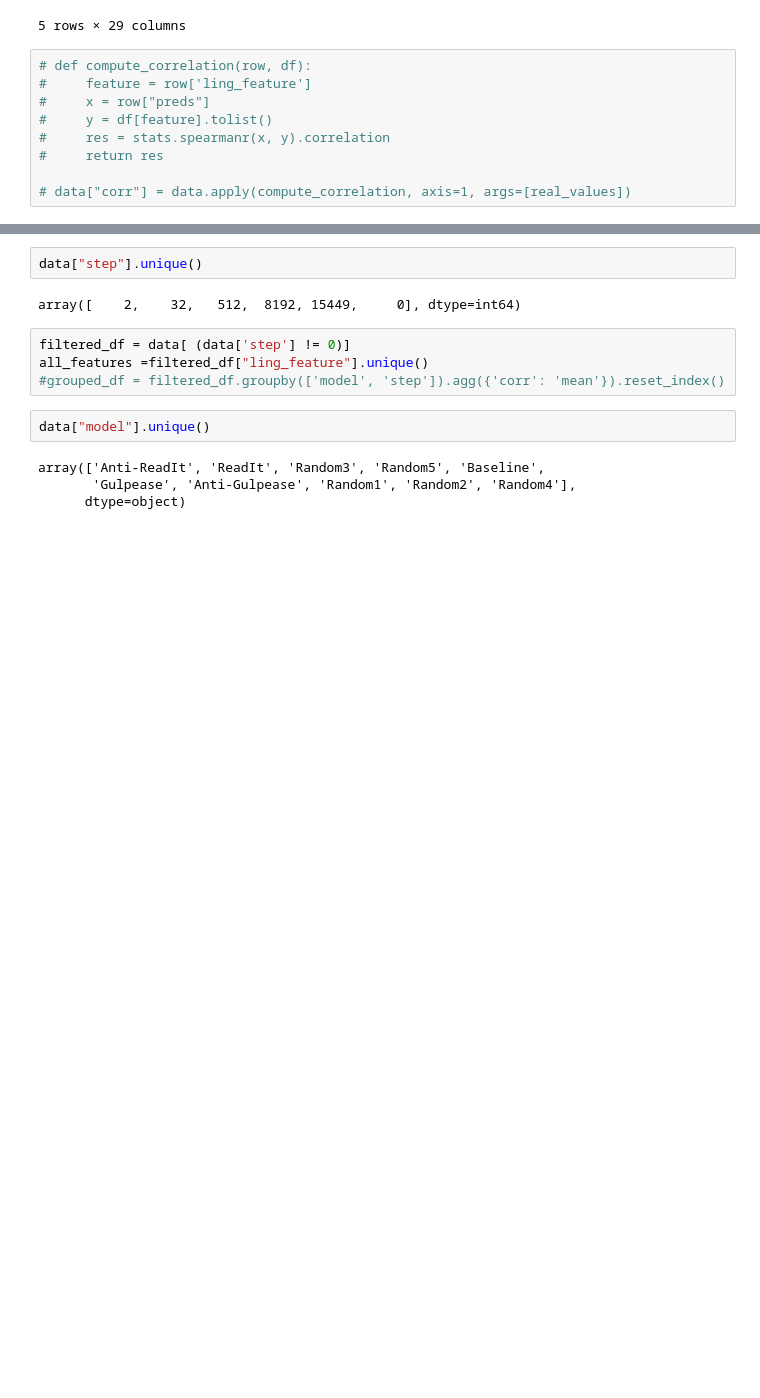
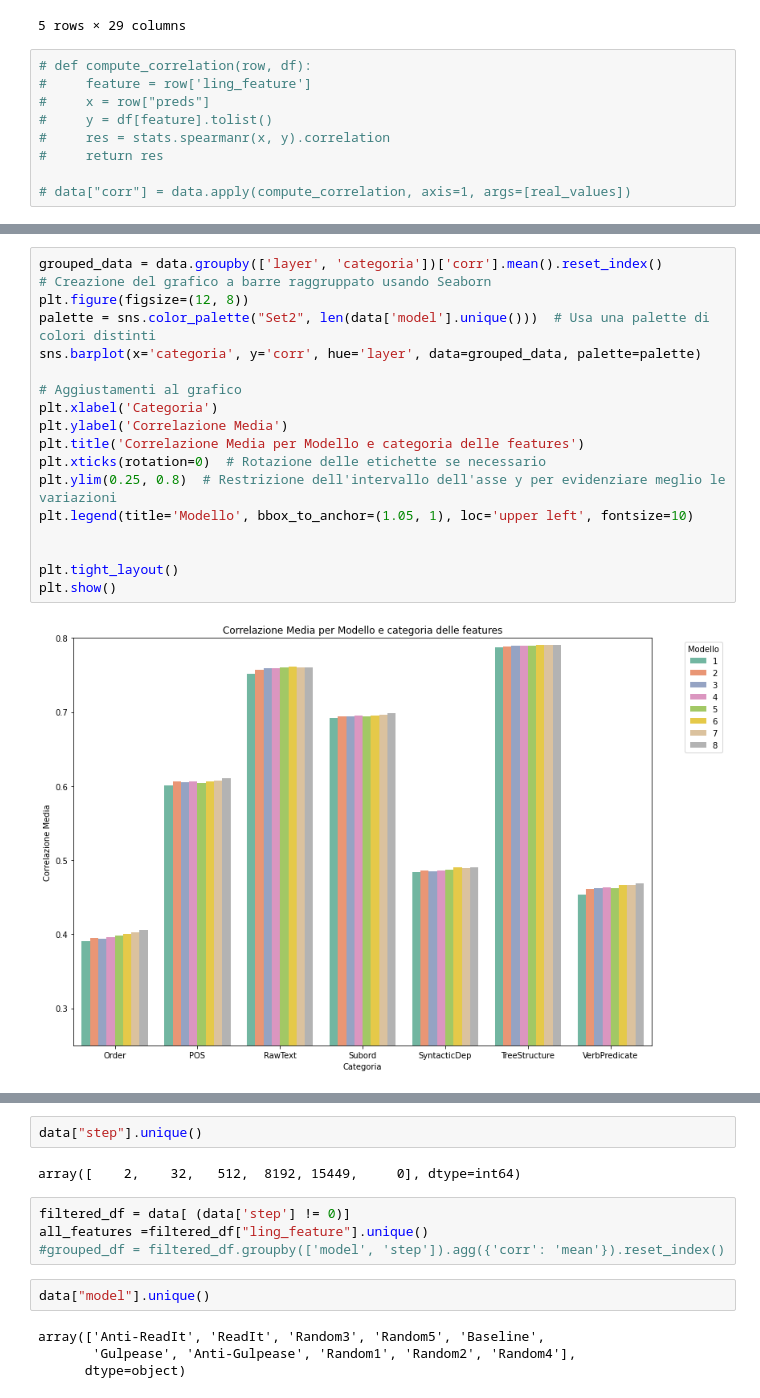
Before and after one commit to alicebergonzini/LM_pretraining, a Jupyter notebook: data_analysis.ipynb, the cells around one changed output, grey strips where cells are left out. Saved outputs shown, nothing was run; the diff lists cells and outputs as text; blank space fills up the shorter version.

```diff
--- a/data_analysis.ipynb
+++ b/data_analysis.ipynb
@@ -33,0 +137,20 @@ real_values.head()
+# %%
+grouped_data = data.groupby(['layer', 'categoria'])['corr'].mean().reset_index()
+# Creazione del grafico a barre raggruppato usando Seaborn
+plt.figure(figsize=(12, 8))
+palette = sns.color_palette("Set2", len(data['model'].unique()))  # Usa una palette di colori distinti
+sns.barplot(x='categoria', y='corr', hue='layer', data=grouped_data, palette=palette)
+
+# Aggiustamenti al grafico
+plt.xlabel('Categoria')
+plt.ylabel('Correlazione Media')
+plt.title('Correlazione Media per Modello e categoria delle features')
+plt.xticks(rotation=0)  # Rotazione delle etichette se necessario
+plt.ylim(0.25, 0.8)  # Restrizione dell'intervallo dell'asse y per evidenziare meglio le variazioni
+plt.legend(title='Modello', bbox_to_anchor=(1.05, 1), loc='upper left', fontsize=10)
+
+
+plt.tight_layout()
+plt.show()
+# %% [output]
+[figure, added]
```
Also changed, not shown: parts of 63 cells of this notebook.
